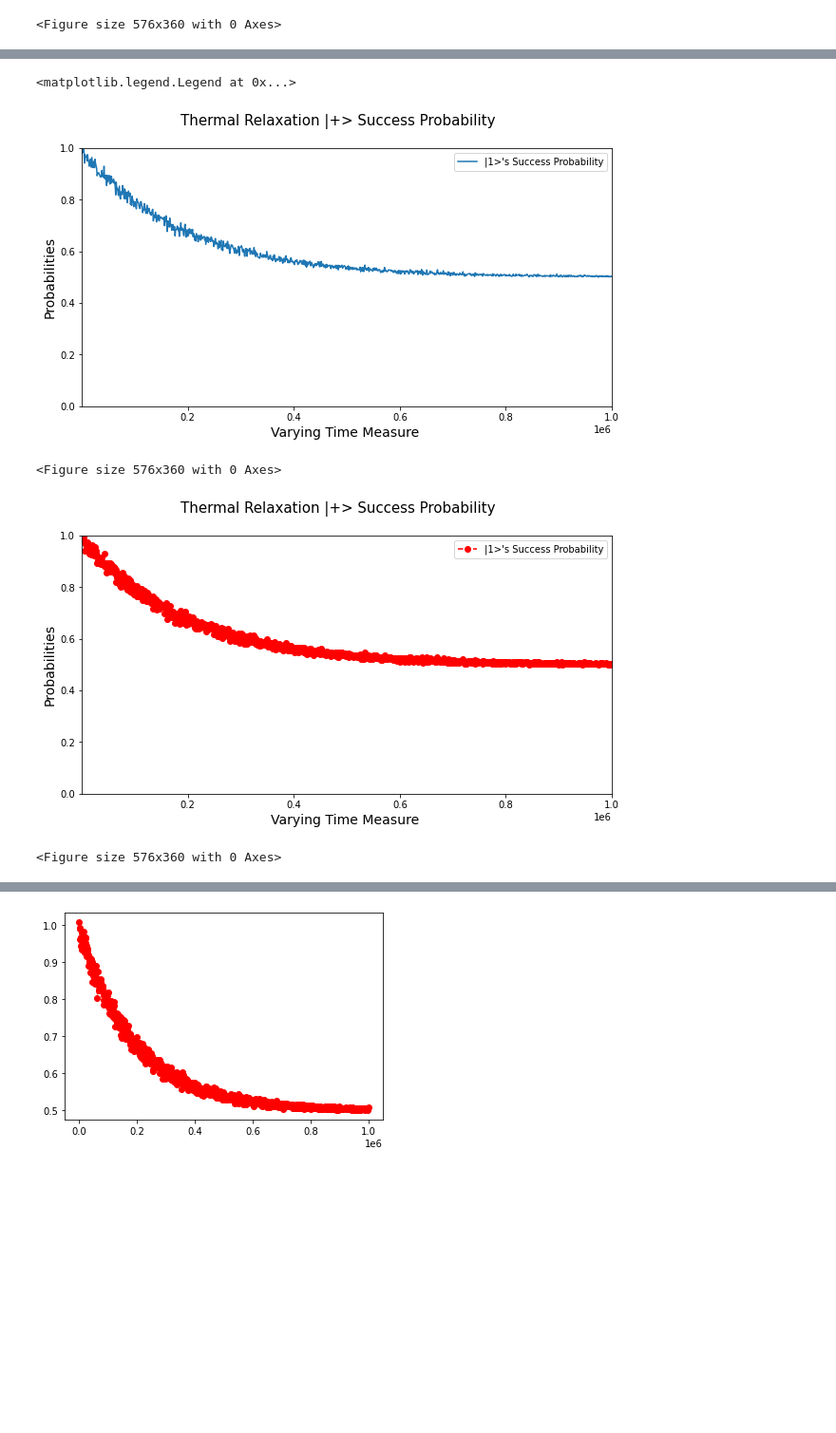
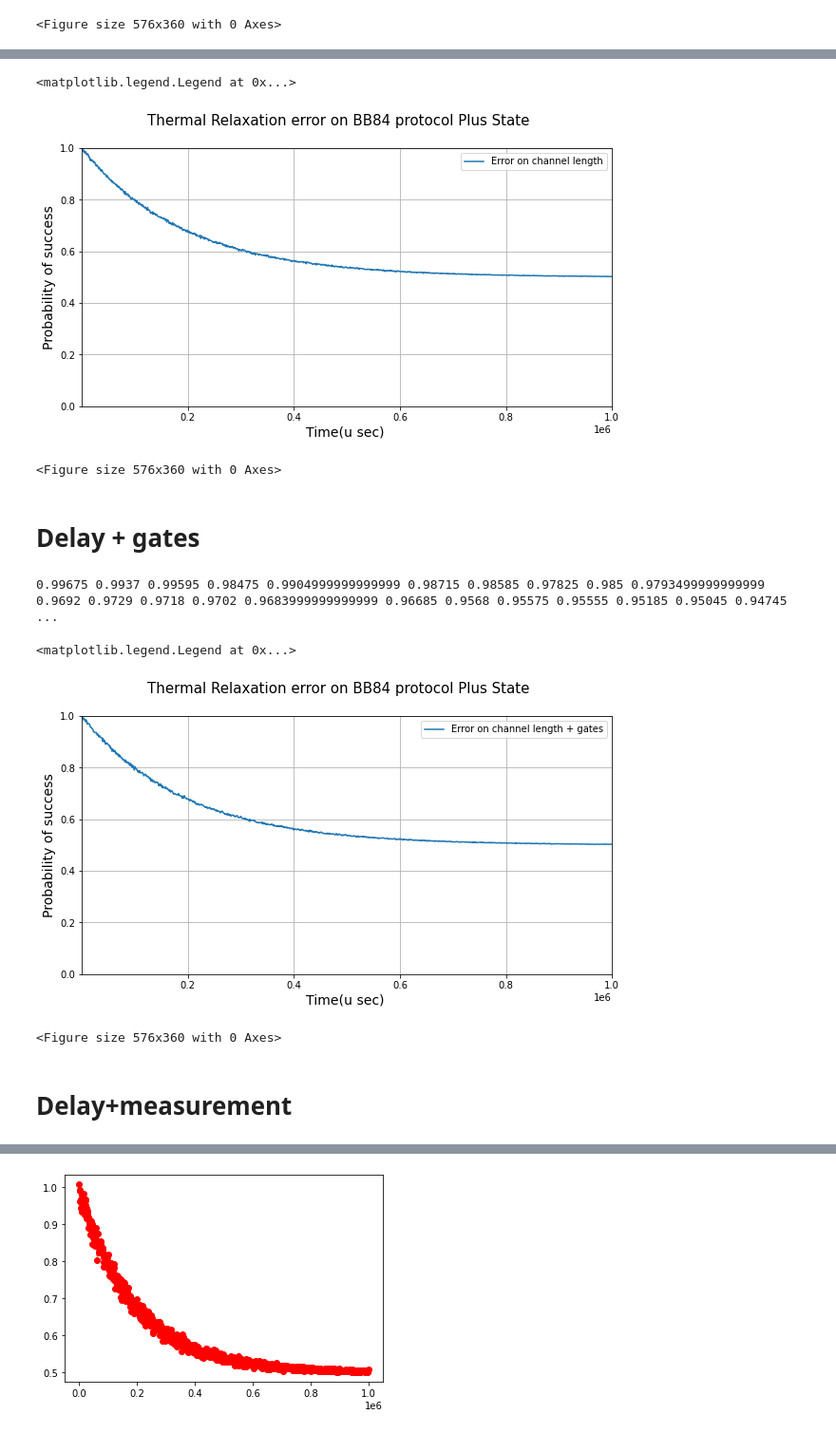
Before and after one commit to bishwajitprasadgond/Amplitude-damping-error-on-Quantum-Key-Distribution-Protocols-Effect-and-A-Probable-Bypass, a Jupyter notebook: BB84/BB84.ipynb, the cells around one changed output, grey strips where cells are left out. Shown at 95% size. Drawn from its saved outputs; the diff is of its cells as text; code cells hidden in the pictures; blank space fills up the shorter version.

```diff
--- a/BB84/BB84.ipynb
+++ b/BB84/BB84.ipynb
@@ -285,13 +284,14 @@ ax.legend()
 # %%
 import matplotlib.pyplot as plt
-
-delay = np.arange(0,10001000,1000)
-channel = '3'
-apply_error = {"delay":True, "measure": True, "gate": True}
-success = []
-
-# need to run in multiple loops to get a smoother curve
-for d in range(len(delay)):
-    prob = run(channel,int(delay[d]),apply_error)
-    success.append(prob)
+success1 = []
+for j in range(20):
+    delay = np.arange(0,1001000,1000)
+    channel = '3'
+    apply_error = {"delay":True, "measure": False, "gate": False}
+    success = []
+        # need to run in multiple loops to get a smoother curve
+    for d in range(len(delay)):
+        prob = run(channel,int(delay[d]),apply_error)
+        success.append(prob)
+    success1.append(success)
 # %%
@@ -302,34 +305,20 @@ plt.show()
 # %%
 %config InlineBackend.print_figure_kwargs={'facecolor' : "w"}
 import matplotlib.pyplot as plt
 from matplotlib.ticker import (AutoMinorLocator, MultipleLocator)
 fig, ax = plt.subplots(figsize=(10, 5))
-fig.suptitle('Thermal Relaxation |+> Success Probability',fontsize=15)
+fig.suptitle('Thermal Relaxation error on BB84 protocol Plus State',fontsize=15)
 ax.set_xlim(10, 1000000)
 ax.set_ylim(0,1)
-plt.ylabel('Probabilities',fontsize=14)
-plt.xlabel('Varying Time Measure ',fontsize=14)
+plt.ylabel('Probability of success',fontsize=14)
+plt.xlabel('Time(u sec) ',fontsize=14)
+plt.grid()
 fig = plt.figure(figsize=(8,5))
-ax.plot(delay,success,label = "|1>'s Success Probability")
+ax.plot(delay,b1,label = "Error on channel length")
 ax.legend()
-
-#################################################################################
-
-%config InlineBackend.print_figure_kwargs={'facecolor' : "w"}
-import matplotlib.pyplot as plt
-from matplotlib.ticker import (AutoMinorLocator, MultipleLocator)
-fig, ax = plt.subplots(figsize=(10, 5))
-fig.suptitle('Thermal Relaxation |+> Success Probability',fontsize=15)
-ax.set_xlim(10, 1000000)
-ax.set_ylim(0,1)
-plt.ylabel('Probabilities',fontsize=14)
-plt.xlabel('Varying Time Measure ',fontsize=14)
-fig = plt.figure(figsize=(8,5))
-ax.plot(delay,success,'ro--',label = "|1>'s Success Probability")
-ax.legend()
 # %% [output]
 <matplotlib.legend.Legend at 0x...>
-[figure, old version]
+[figure, new version]
 <Figure size 576x360 with 0 Axes>
-[figure, removed]
-<Figure size 576x360 with 0 Axes>
+# %% [markdown]
+# Delay + gates
@@ -335,0 +338,6 @@ ax.legend()
+# %%
+from statistics import mean
+a= success2
+print(*map(mean, zip(*a)))
+# %% [output]
+0.99675 0.9937 0.99595 0.98475 0.9904999999999999 0.98715 0.98585 0.97825 0.985 0.9793499999999999 0.9692 0.9729 0.9718 0.9702 0.9683999999999999 0.96685 0.9568 0.95575 0.95555 0.95185 0.95045 0.94745 ...
@@ -335,0 +346,20 @@ ax.legend()
+# %%
+%config InlineBackend.print_figure_kwargs={'facecolor' : "w"}
+import matplotlib.pyplot as plt
+from matplotlib.ticker import (AutoMinorLocator, MultipleLocator)
+fig, ax = plt.subplots(figsize=(10, 5))
+fig.suptitle('Thermal Relaxation error on BB84 protocol Plus State',fontsize=15)
+ax.set_xlim(10, 1000000)
+ax.set_ylim(0,1)
+plt.ylabel('Probability of success',fontsize=14)
+plt.xlabel('Time(u sec) ',fontsize=14)
+plt.grid()
+fig = plt.figure(figsize=(8,5))
+ax.plot(delay,b2,label = "Error on channel length + gates")
+ax.legend()
+# %% [output]
+<matplotlib.legend.Legend at 0x...>
+[figure, added]
+<Figure size 576x360 with 0 Axes>
+# %% [markdown]
+# Delay+measurement
```
Also changed, not shown: parts of 29 cells of this notebook.
